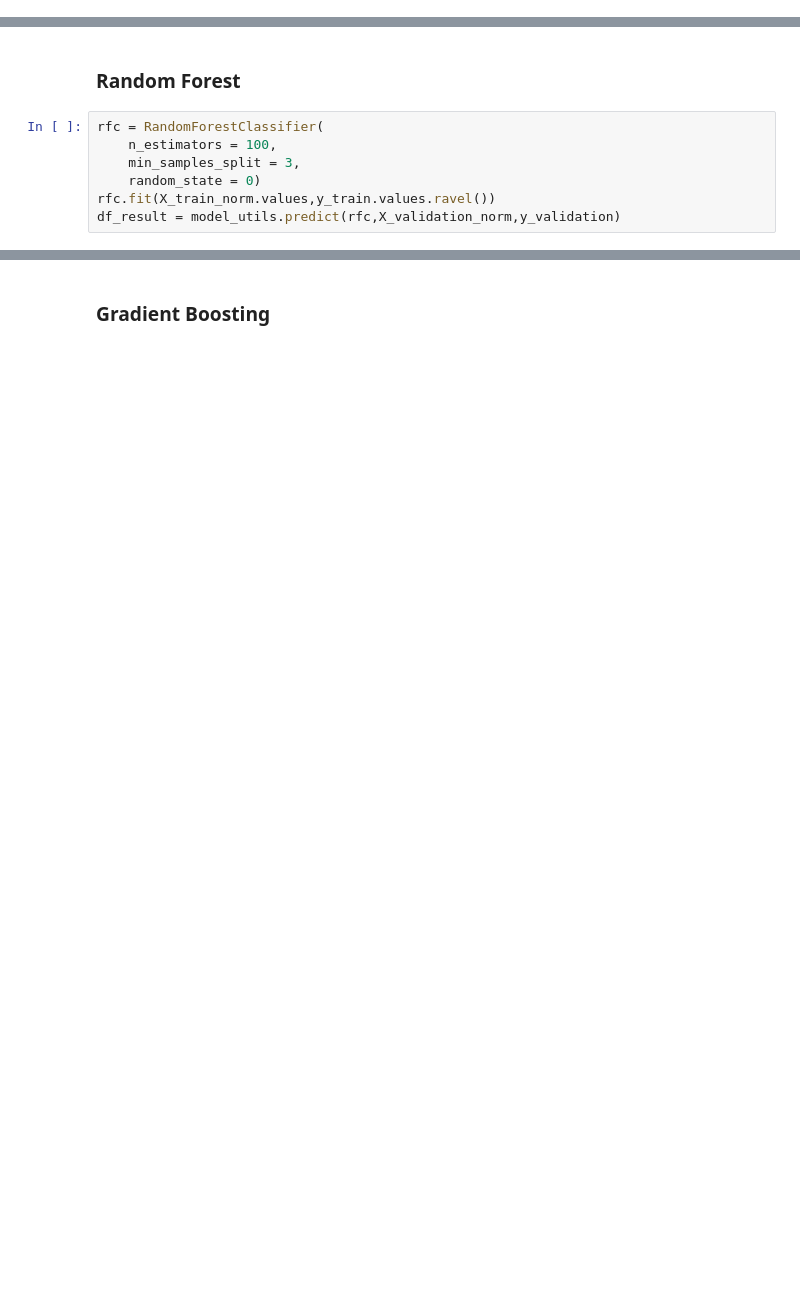
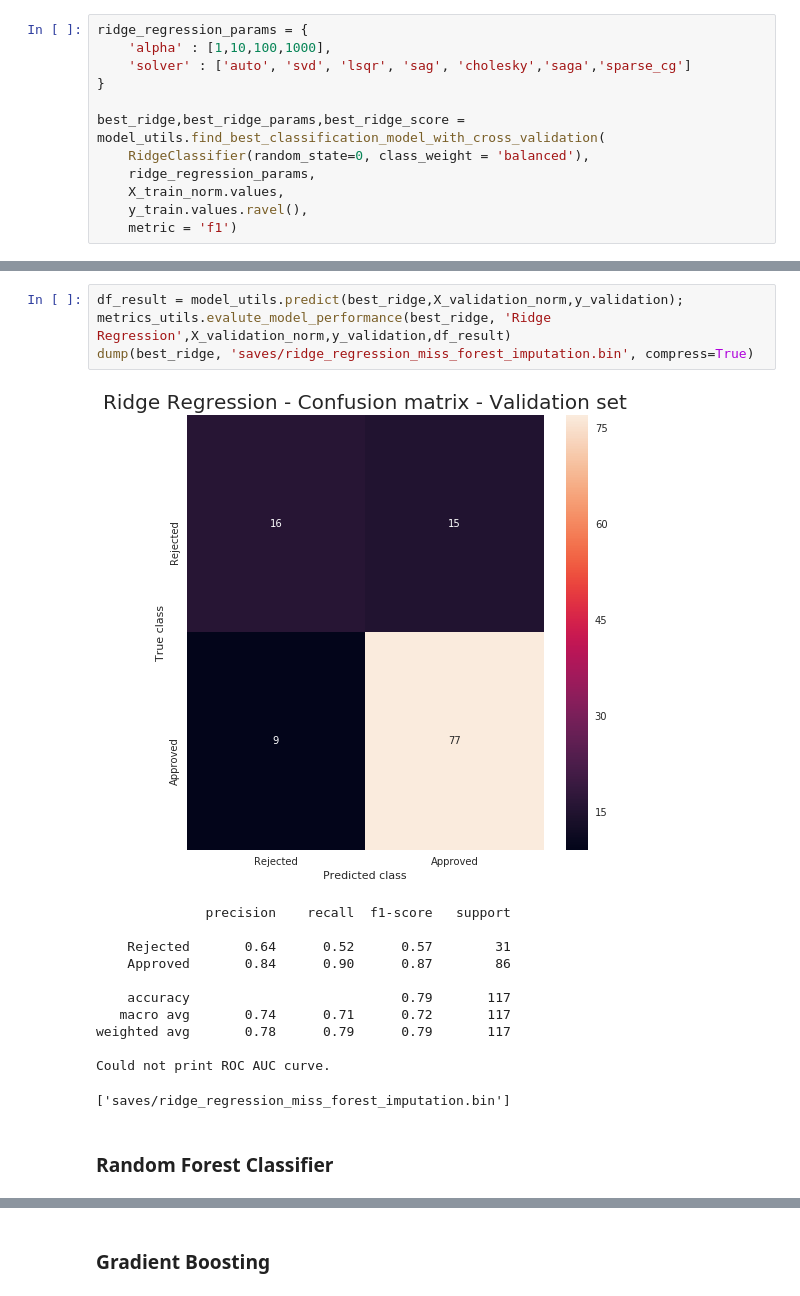
Before and after one commit to lucasthim/loan-prediction, a Jupyter notebook: 05_training_with_imputed_mf_data.ipynb, the cells around one changed output, grey strips where cells are left out. Saved outputs shown, nothing was run; the diff lists cells and outputs as text; blank space fills up the shorter version.

```diff
--- a/05_training_with_imputed_mf_data.ipynb
+++ b/05_training_with_imputed_mf_data.ipynb
@@ -98,0 +110,12 @@ Logistic Regression : ROC AUC=0.738
+# %%
+ridge_regression_params = {
+    'alpha' : [1,10,100,1000],
+    'solver' : ['auto', 'svd', 'lsqr', 'sag', 'cholesky','saga','sparse_cg']
+}
+
+best_ridge,best_ridge_params,best_ridge_score = model_utils.find_best_classification_model_with_cross_validation(
+    RidgeClassifier(random_state=0, class_weight = 'balanced'),
+    ridge_regression_params,
+    X_train_norm.values,
+    y_train.values.ravel(),
+    metric = 'f1')
@@ -99,9 +130,19 @@ Logistic Regression : ROC AUC=0.738
+# %%
+df_result = model_utils.predict(best_ridge,X_validation_norm,y_validation);
+metrics_utils.evalute_model_performance(best_ridge, 'Ridge Regression',X_validation_norm,y_validation,df_result)
+dump(best_ridge, 'saves/ridge_regression_miss_forest_imputation.bin', compress=True)
+# %% [output]
+[figure, added]
+              precision    recall  f1-score   support
+
+    Rejected       0.64      0.52      0.57        31
+    Approved       0.84      0.90      0.87        86
+
+    accuracy                           0.79       117
+   macro avg       0.74      0.71      0.72       117
+weighted avg       0.78      0.79      0.79       117
+
+Could not print ROC AUC curve.
+['saves/ridge_regression_miss_forest_imputation.bin']
 # %% [markdown]
-### Random Forest
+### Random Forest Classifier
-# %%
-rfc = RandomForestClassifier(
-    n_estimators = 100,
-    min_samples_split = 3,
-    random_state = 0)
-rfc.fit(X_train_norm.values,y_train.values.ravel())
-df_result = model_utils.predict(rfc,X_validation_norm,y_validation)
```
Also changed, not shown: parts of 26 cells of this notebook, 33 other files.
